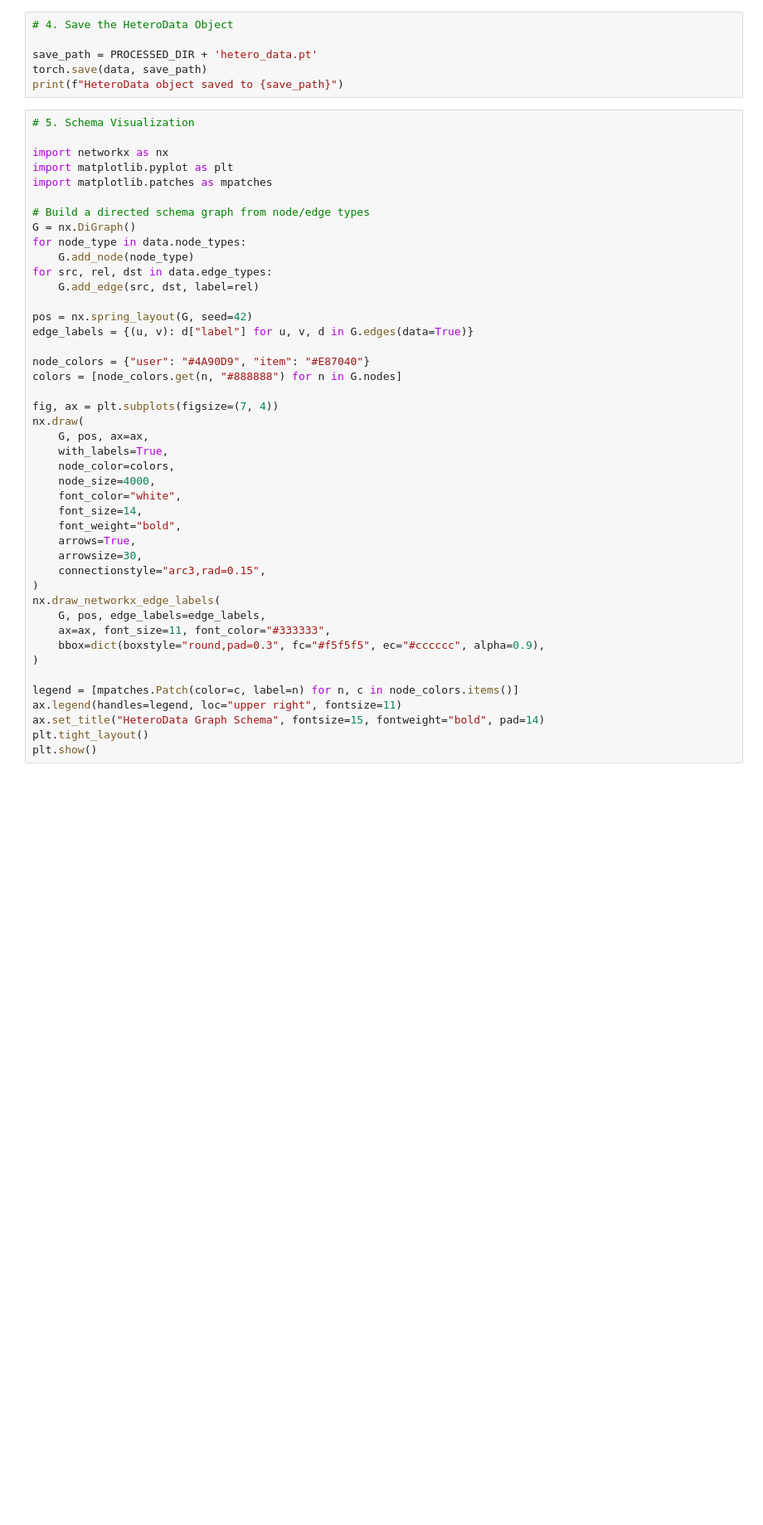
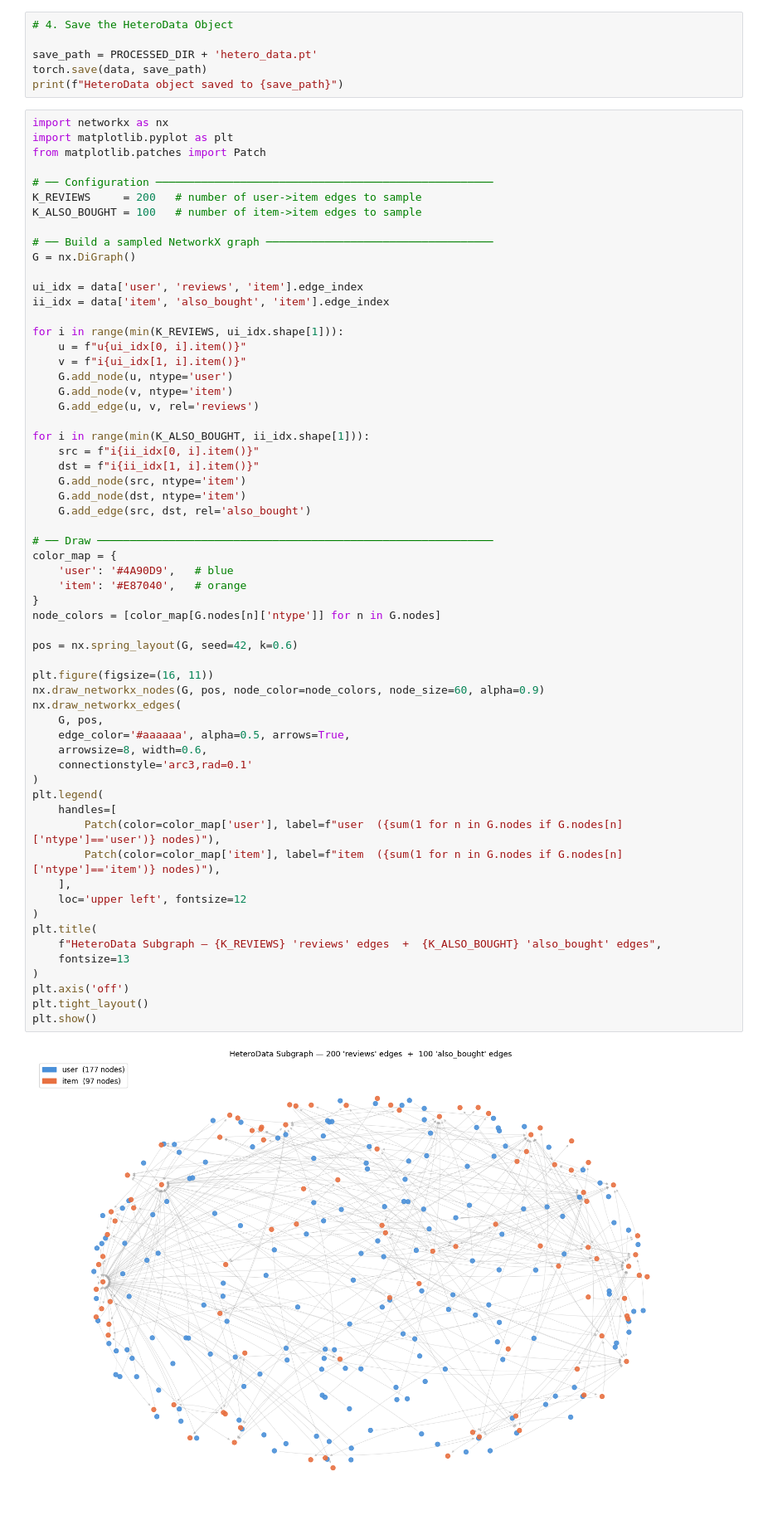
Before and after one commit to QuangDung2511/IS353_Device_Cloud_RS, a Jupyter notebook: notebooks/03_hetero_data.ipynb, the cells around one changed output. Shown at 83% size. Cells and saved outputs as stored; diff of their text form; blank space fills up the shorter version.

Commit message:
finalize graph data

```diff
--- a/notebooks/03_hetero_data.ipynb
+++ b/notebooks/03_hetero_data.ipynb
@@ -71,46 +71,64 @@ save_path = PROCESSED_DIR + 'hetero_data.pt'
 torch.save(data, save_path)
 print(f"HeteroData object saved to {save_path}")
 # %%
-# 5. Schema Visualization
-
 import networkx as nx
 import matplotlib.pyplot as plt
-import matplotlib.patches as mpatches
+from matplotlib.patches import Patch
 
-# Build a directed schema graph from node/edge types
+# ── Configuration ────────────────────────────────────────────────────
+K_REVIEWS     = 200   # number of user->item edges to sample
+K_ALSO_BOUGHT = 100   # number of item->item edges to sample
+
+# ── Build a sampled NetworkX graph ───────────────────────────────────
 G = nx.DiGraph()
-for node_type in data.node_types:
-    G.add_node(node_type)
-for src, rel, dst in data.edge_types:
-    G.add_edge(src, dst, label=rel)
 
-pos = nx.spring_layout(G, seed=42)
-edge_labels = {(u, v): d["label"] for u, v, d in G.edges(data=True)}
+ui_idx = data['user', 'reviews', 'item'].edge_index
+ii_idx = data['item', 'also_bought', 'item'].edge_index
 
-node_colors = {"user": "#4A90D9", "item": "#E87040"}
-colors = [node_colors.get(n, "#888888") for n in G.nodes]
+for i in range(min(K_REVIEWS, ui_idx.shape[1])):
+    u = f"u{ui_idx[0, i].item()}"
+    v = f"i{ui_idx[1, i].item()}"
+    G.add_node(u, ntype='user')
+    G.add_node(v, ntype='item')
+    G.add_edge(u, v, rel='reviews')
 
-fig, ax = plt.subplots(figsize=(7, 4))
-nx.draw(
-    G, pos, ax=ax,
-    with_labels=True,
-    node_color=colors,
-    node_size=4000,
-    font_color="white",
-    font_size=14,
-    font_weight="bold",
-    arrows=True,
-    arrowsize=30,
-    connectionstyle="arc3,rad=0.15",
+for i in range(min(K_ALSO_BOUGHT, ii_idx.shape[1])):
+    src = f"i{ii_idx[0, i].item()}"
+    dst = f"i{ii_idx[1, i].item()}"
+    G.add_node(src, ntype='item')
+    G.add_node(dst, ntype='item')
+    G.add_edge(src, dst, rel='also_bought')
+
+# ── Draw ─────────────────────────────────────────────────────────────
+color_map = {
+    'user': '#4A90D9',   # blue
+    'item': '#E87040',   # orange
+}
+node_colors = [color_map[G.nodes[n]['ntype']] for n in G.nodes]
+
+pos = nx.spring_layout(G, seed=42, k=0.6)
+
+plt.figure(figsize=(16, 11))
+nx.draw_networkx_nodes(G, pos, node_color=node_colors, node_size=60, alpha=0.9)
+nx.draw_networkx_edges(
+    G, pos,
+    edge_color='#aaaaaa', alpha=0.5, arrows=True,
+    arrowsize=8, width=0.6,
+    connectionstyle='arc3,rad=0.1'
 )
-nx.draw_networkx_edge_labels(
-    G, pos, edge_labels=edge_labels,
-    ax=ax, font_size=11, font_color="#333333",
-    bbox=dict(boxstyle="round,pad=0.3", fc="#f5f5f5", ec="#cccccc", alpha=0.9),
+plt.legend(
+    handles=[
+        Patch(color=color_map['user'], label=f"user  ({sum(1 for n in G.nodes if G.nodes[n]['ntype']=='user')} nodes)"),
+        Patch(color=color_map['item'], label=f"item  ({sum(1 for n in G.nodes if G.nodes[n]['ntype']=='item')} nodes)"),
+    ],
+    loc='upper left', fontsize=12
 )
-
-legend = [mpatches.Patch(color=c, label=n) for n, c in node_colors.items()]
-ax.legend(handles=legend, loc="upper right", fontsize=11)
-ax.set_title("HeteroData Graph Schema", fontsize=15, fontweight="bold", pad=14)
+plt.title(
+    f"HeteroData Subgraph — {K_REVIEWS} 'reviews' edges  +  {K_ALSO_BOUGHT} 'also_bought' edges",
+    fontsize=13
+)
+plt.axis('off')
 plt.tight_layout()
 plt.show()
+# %% [output]
+[figure, added]
```
Also changed, not shown: 2 other files.
